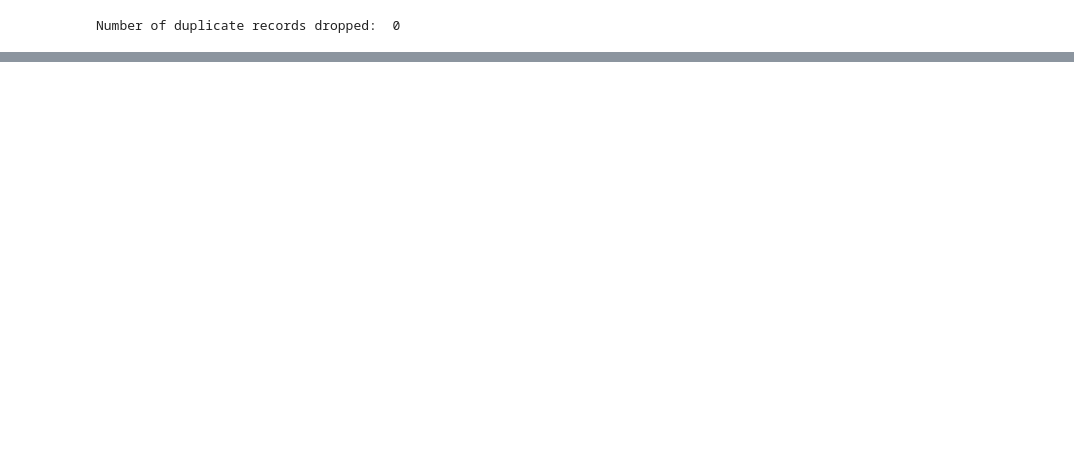
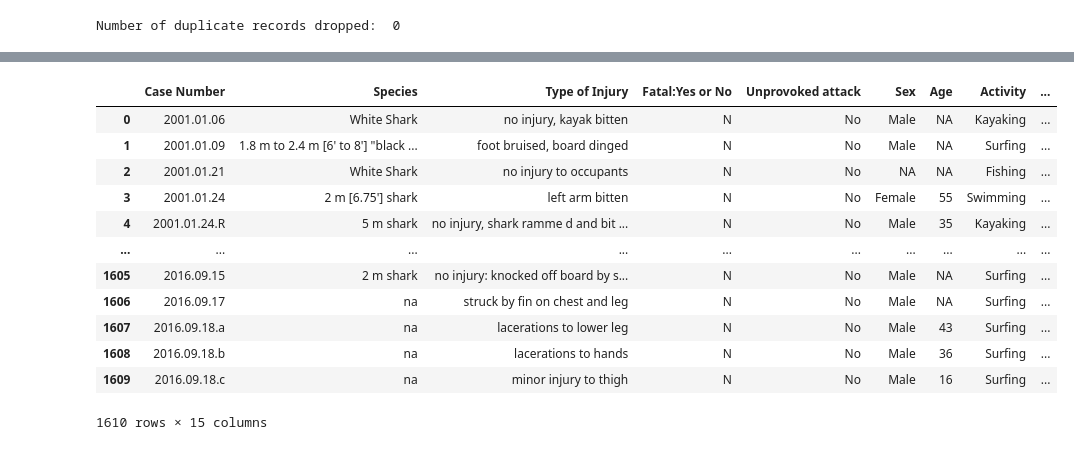
Before and after one commit to Brunadiasmiguel/Shark_attack_data_cleaning, a Jupyter notebook: data-wrangling.ipynb, the cells around one changed output, grey strips where cells are left out. Saved outputs shown, nothing was run; the diff lists cells and outputs as text; code cells hidden in the pictures; blank space fills up the shorter version.

```diff
--- a/data-wrangling.ipynb
+++ b/data-wrangling.ipynb
@@ -566,0 +614,24 @@ csharks
+# %%
+#rename columns
+
+csharks=csharks.rename(columns={'CaseNumber':'Case Number','Injury':'Type of Injury','Fatal(Y/N)':'Fatal:Yes or No','InvestigatororSource':'Investigation','shark fault?':'Unprovoked attack'})
+# %%
+#decided the index chosen was not relevant and reset to zero
+
+csharks.reset_index(drop=True, inplace=True)
+
+csharks
+# %% [output]
+|  | Case Number | Species | Type of Injury | Fatal:Yes or No | Unprovoked attack | Sex | Age | Activity | ... |
+| 0 | 2001.01.06 | White Shark | no injury, kayak bitten | N | No | Male | NA | Kayaking | ... |
+| 1 | 2001.01.09 | 1.8 m to 2.4 m [6' to 8'] "black ... | foot bruised, board dinged | N | No | Male | NA | Surfing | ... |
+| 2 | 2001.01.21 | White Shark | no injury to occupants | N | No | NA | NA | Fishing | ... |
+| 3 | 2001.01.24 | 2 m [6.75'] shark | left arm bitten | N | No | Female | 55 | Swimming | ... |
+| 4 | 2001.01.24.R | 5 m shark | no injury, shark ramme d and bit ... | N | No | Male | 35 | Kayaking | ... |
+| ... | ... | ... | ... | ... | ... | ... | ... | ... | ... |
+| 1605 | 2016.09.15 | 2 m shark | no injury: knocked off board by s... | N | No | Male | NA | Surfing | ... |
+| 1606 | 2016.09.17 | na | struck by fin on chest and leg | N | No | Male | NA | Surfing | ... |
+| 1607 | 2016.09.18.a | na | lacerations to lower leg | N | No | Male | 43 | Surfing | ... |
+| 1608 | 2016.09.18.b | na | lacerations to hands | N | No | Male | 36 | Surfing | ... |
+| 1609 | 2016.09.18.c | na | minor injury to thigh | N | No | Male | 16 | Surfing | ... |
+1610 rows × 15 columns
```
Also changed, not shown: parts of 35 cells of this notebook.
